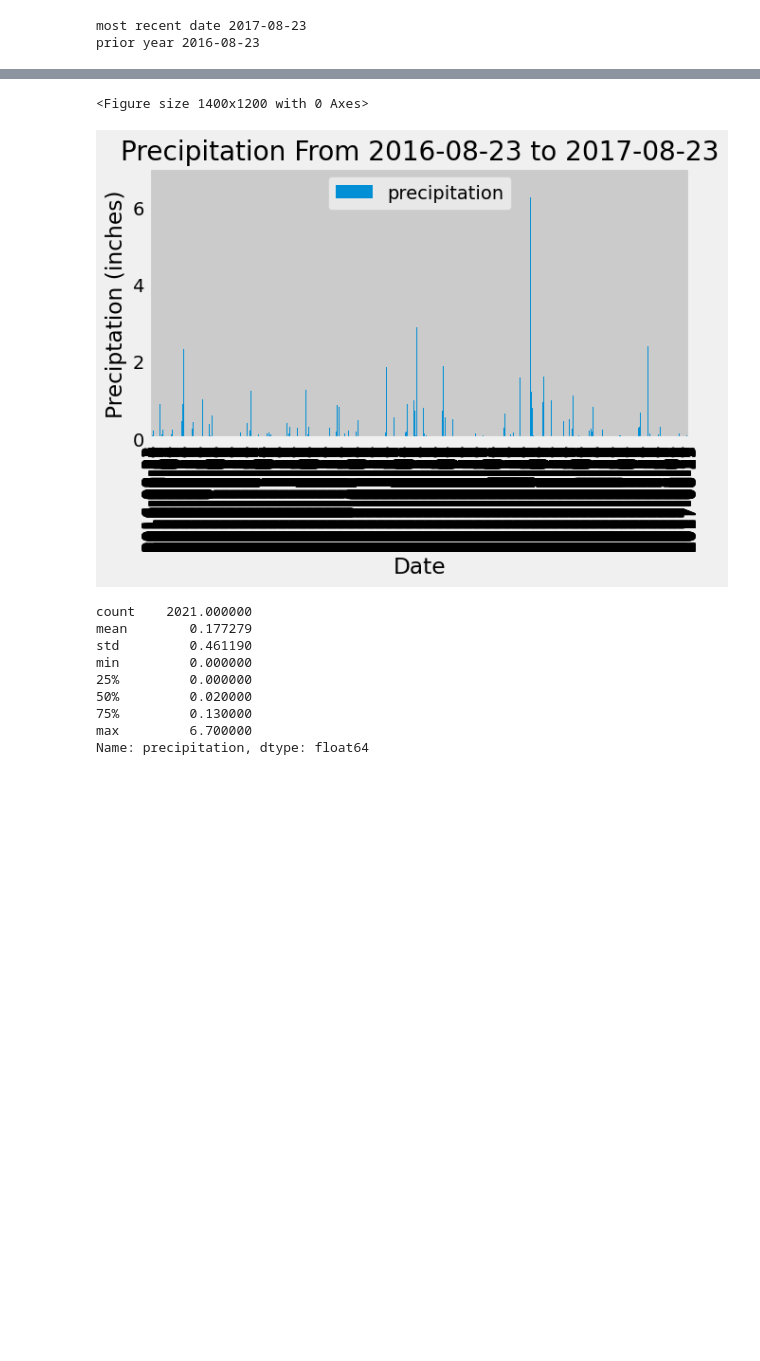
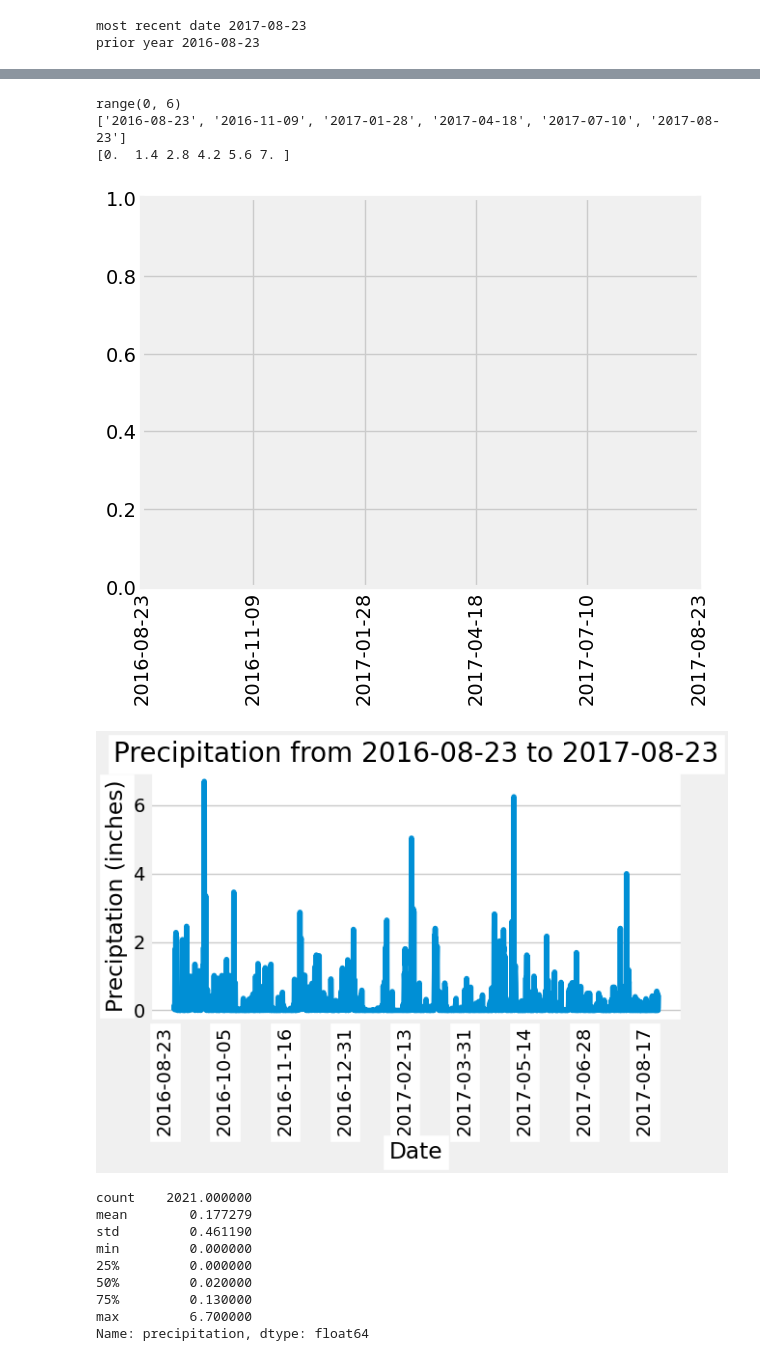
Before and after one commit to greberr09/sqlalchemy-challenge, a Jupyter notebook: SurfsUp/hawaii_climate.ipynb, the cells around one changed output, grey strips where cells are left out. Saved outputs shown, nothing was run; the diff lists cells and outputs as text; code cells hidden in the pictures; blank space fills up the shorter version.

Commit message:
configure plots

```diff
--- a/SurfsUp/hawaii_climate.ipynb
+++ b/SurfsUp/hawaii_climate.ipynb
@@ -314,7 +314,7 @@ print(f"prior year {prior_year_date}")
 
 precip_string = [measurement.date, measurement.prcp]
 
-precip_list = session.query(*precip_string).\
+precip_list = session.query(measurement.date, measurement.prcp).\
     filter(measurement.date >= prior_year_date).\
     order_by(measurement.date).all()
 
@@ -342,29 +342,64 @@ prior year 2016-08-23
 # %%
 # Save the query results as a Pandas DataFrame. Explicitly set the column names
 precip_df = pd.DataFrame(precip_list, columns=['date', 'precipitation'])
 
+# Convert the 'date' column to datetime type
+#precip_df['date'] = pd.to_datetime(precip_df['date'])
+
+# drop  NaN values
+precip_df.dropna(inplace=True)
+
 # Sort the dataframe by date
-precip_df.set_index('date', inplace=True)
+# precip_df.set_index('date', inplace=True)
 
-# Use Pandas Plotting with Matplotlib to plot the precipitationdata
+# Use Pandas Plotting with Matplotlib to plot the precipitation data
 
 # Set the size of the figure to 8 inches width and 6 inches height
-plt.figure(figsize=(14, 12))
-precip_df.plot.bar()
+fig = plt.figure(facecolor='white')
+fig.figsize=(12, 10)
+
+#precip_df.plot(x='date', y='precipitation')
+#plt.tight_layout()
+
+x_lbls = ['2016-08-23', '2016-11-09', '2017-01-28', '2017-04-18', '2017-07-10', '2017-08-23']
+
+#x_ticks = range(0, len(x_lbls), 6)
+x_ticks = range(0, len(x_lbls))
+
+# Plot ticks with a rotation
+
+xtickpos = np.linspace(0, len(x_lbls)+1, 6)
+print(x_ticks)
+print(x_lbls)
+print(xtickpos)
+plt.xticks(xtickpos, [x_lbls[i] for i in x_ticks], rotation=90)
+#plt.xticks(xtickpos, x_lbls, rotation=90, ha='right')
+
+ax = precip_df.plot(x='date', y='precipitation', legend=None)
+#ax.grid(axis='x', alpha = .75)
+ax.grid(axis='x')
+ax.set_facecolor('white')
+
+plt.xlabel('Date', backgroundcolor='white')
+plt.ylabel('Preciptation (inches)', backgroundcolor='white')
+plt.title(f'Precipitation from {prior_year_date} to {most_recent_date}', backgroundcolor='white')
+
+plt.setp(ax.get_xticklabels(), rotation=90, horizontalalignment='right', backgroundcolor='white')
+
+# plt.xticks(xtickpos, [x_lbls[i] for i in x_ticks], rotation=90, ha='right')
+
 plt.tight_layout()
+#plt.xticks(xtickpos, x_lbls, rotation=90, ha='right')
 
+# Show the figure
 
-# Plot your data or create subplots
-plt.xlabel('Date')
-plt.ylabel('Preciptation (inches)')
-plt.legend=False
-plt.title(f'Precipitation From {prior_year_date} to {most_recent_date}')
-
-# Show or save the figure
 plt.show()
 # %% [output]
-<Figure size 1400x1200 with 0 Axes>
+range(0, 6)
+['2016-08-23', '2016-11-09', '2017-01-28', '2017-04-18', '2017-07-10', '2017-08-23']
+[0.  1.4 2.8 4.2 5.6 7. ]
-[figure, old version]
+[figure, new version]
+[figure, added]
 # %%
 # Use Pandas to calculate the summary statistics for the precipitation data
 
```
Also changed, not shown: parts of 2 cells of this notebook.
